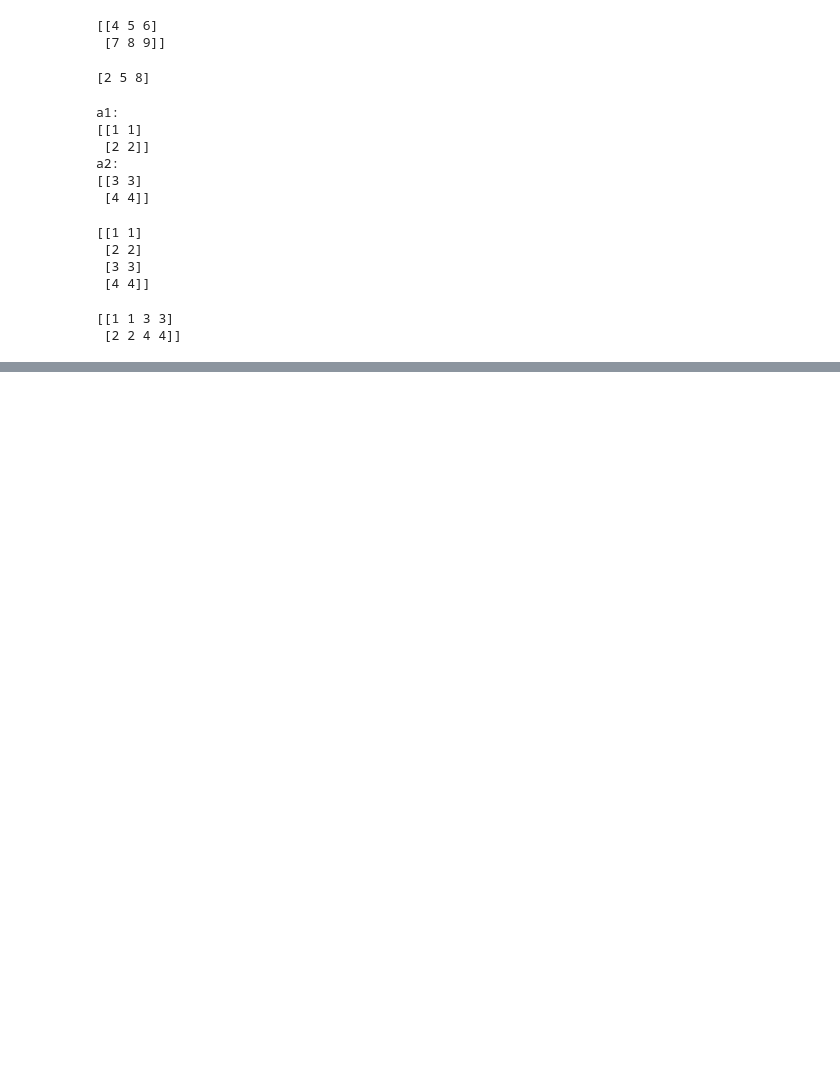
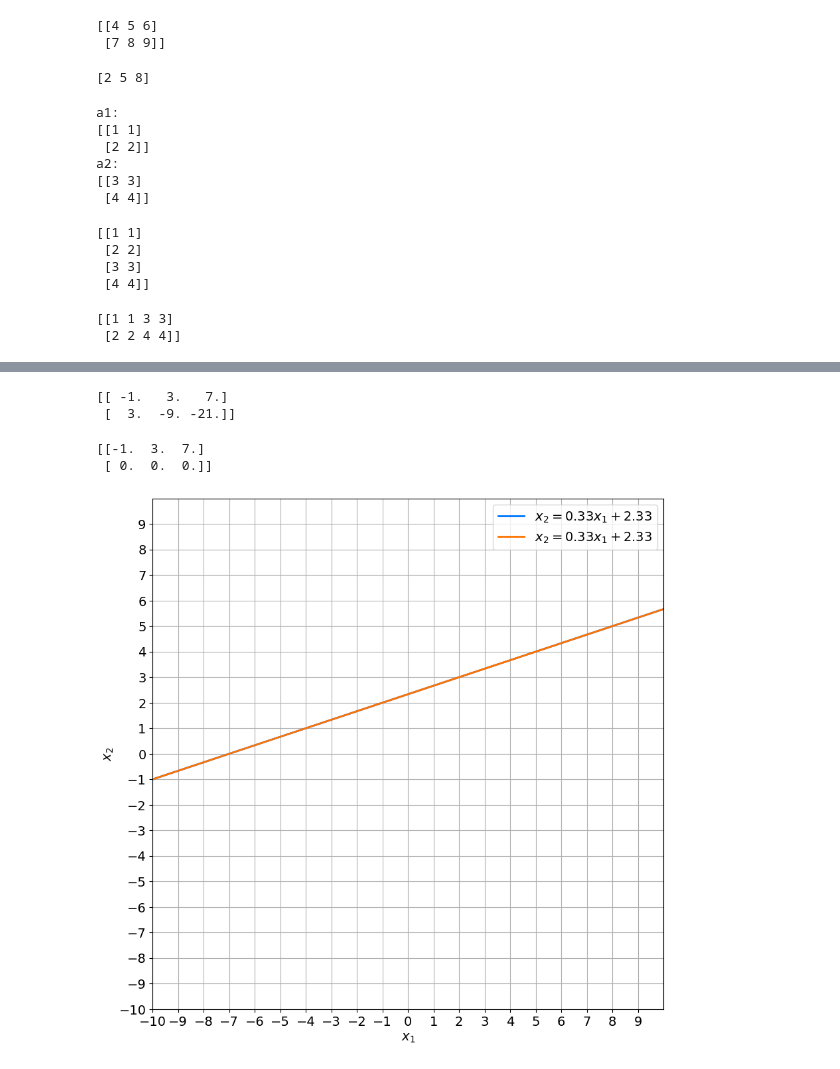
Before and after one commit to chanduchandr/ML-Math-Problems, a Jupyter notebook: NumpyBasic.ipynb, the cells around one changed output, grey strips where cells are left out. Saved outputs shown, nothing was run; the diff lists cells and outputs as text; code cells hidden in the pictures; blank space fills up the shorter version.

```diff
--- a/NumpyBasic.ipynb
+++ b/NumpyBasic.ipynb
@@ -207,0 +382,22 @@ print(horz_stack)
+# %%
+b_3 = np.array([7, -21], dtype=np.dtype(float))
+# %%
+A_3_system = np.hstack((A_2, b_3.reshape((2, 1))))
+print(A_3_system)
+# %% [output]
+[[ -1.   3.   7.]
+ [  3.  -9. -21.]]
+# %%
+# copy() matrix.
+A_3_system_res = A_3_system.copy()
+
+# Multiply row 0 by 3 and add it to the row 1.
+A_3_system_res[1] = 3 * A_3_system_res[0] + A_3_system_res[1]
+print(A_3_system_res)
+# %% [output]
+[[-1.  3.  7.]
+ [ 0.  0.  0.]]
+# %%
+plot_lines(A_3_system)
+# %% [output]
+[figure, added]
```
Also changed, not shown: parts of 25 cells of this notebook.
